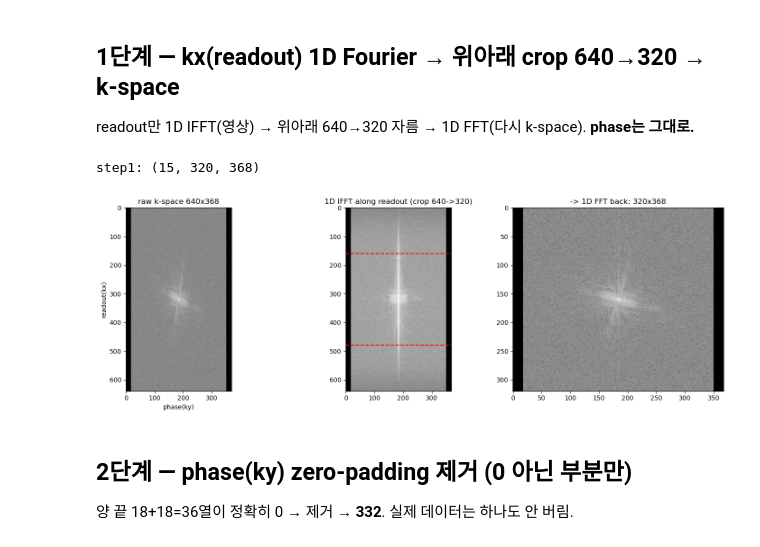
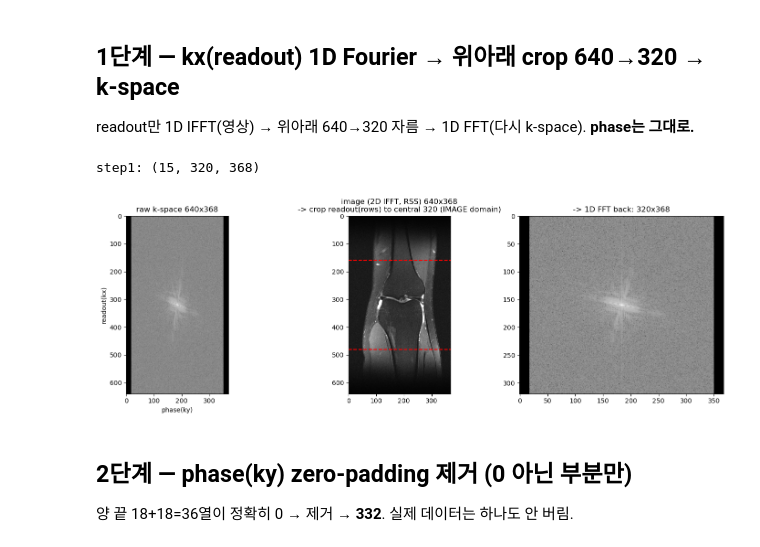
Before and after one commit to sonwonjun103/MRIreconstruction, a Jupyter notebook: preprocessing_plot.ipynb, the cells around one changed output. Saved outputs shown, nothing was run; the diff lists cells and outputs as text; code cells hidden in the pictures.

```diff
--- a/preprocessing_plot.ipynb
+++ b/preprocessing_plot.ipynb
@@ -37,17 +37,19 @@ readout만 1D IFFT(영상) → 위아래 640→320 자름 → 1D FFT(다시 k-sp
 # %%
 img_ro = ifft1_ro(kraw)                                 # (15,640,368) readout image, phase still k-space
 top = (640 - 320) // 2
 k1 = fft1_ro(img_ro[:, top:top+320, :])                # (15,320,368)
 print('step1:', k1.shape)
 fig, ax = plt.subplots(1,3,figsize=(15,5))
 ax[0].imshow(klog(kraw[7]), cmap='gray', aspect='equal'); ax[0].set_title('raw k-space 640x368'); ax[0].set_ylabel('readout(kx)'); ax[0].set_xlabel('phase(ky)')
-ax[1].imshow(klog(img_ro[7]), cmap='gray', aspect='equal')
-ax[1].axhline(top,color='r',ls='--'); ax[1].axhline(top+320,color='r',ls='--'); ax[1].set_title('1D IFFT along readout (crop 640->320)')
+full_img = rss_np(kraw)                                 # full 2D image (RSS) 640x368
+ax[1].imshow(full_img, cmap='gray', aspect='equal', vmax=0.6*full_img.max())
+ax[1].axhline(top,color='r',ls='--'); ax[1].axhline(top+320,color='r',ls='--')
+ax[1].set_title('image (2D IFFT, RSS) 640x368\n-> crop readout(rows) to central 320 (IMAGE domain)')
 ax[2].imshow(klog(k1[7]), cmap='gray', aspect='equal'); ax[2].set_title('-> 1D FFT back: 320x368')
 plt.tight_layout(); plt.show()
 # %% [output]
 step1: (15, 320, 368)
-[figure, old version]
+[figure, new version]
 # %% [markdown]
 ## 2단계 — phase(ky) zero-padding 제거 (0 아닌 부분만)
 양 끝 18+18=36열이 정확히 0 → 제거 → **332**. 실제 데이터는 하나도 안 버림.
```
